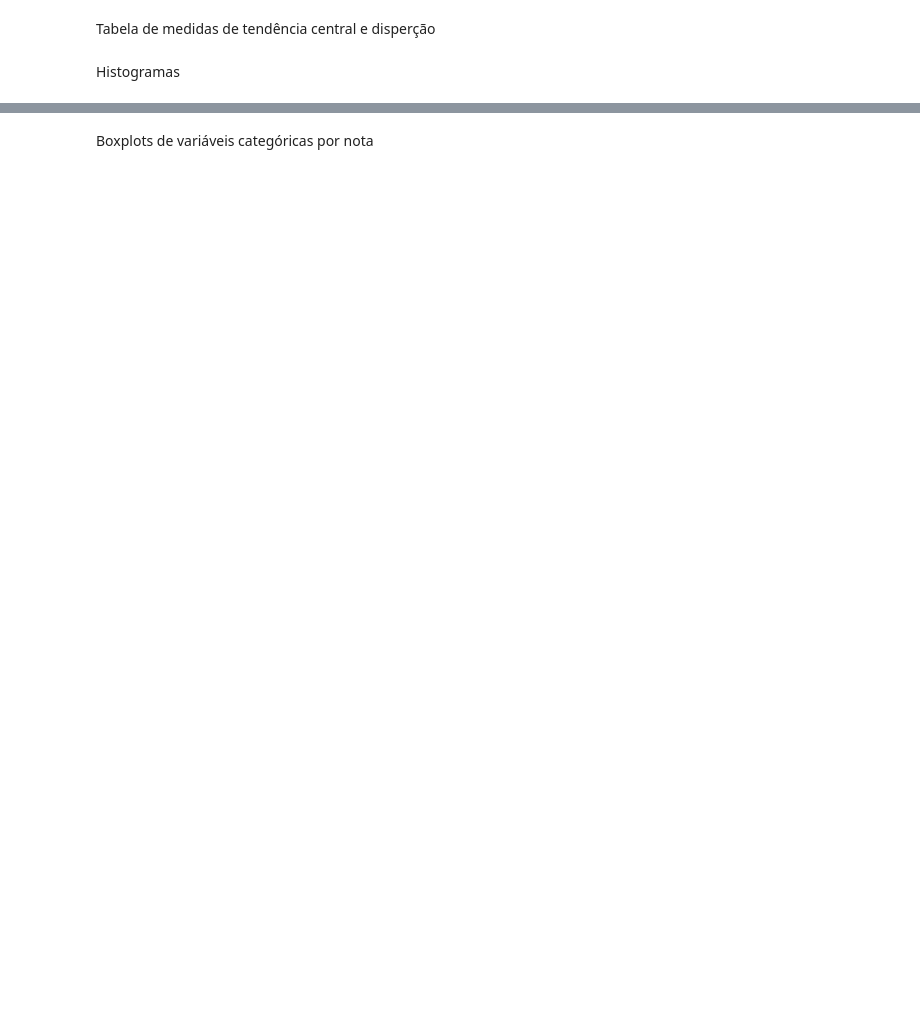
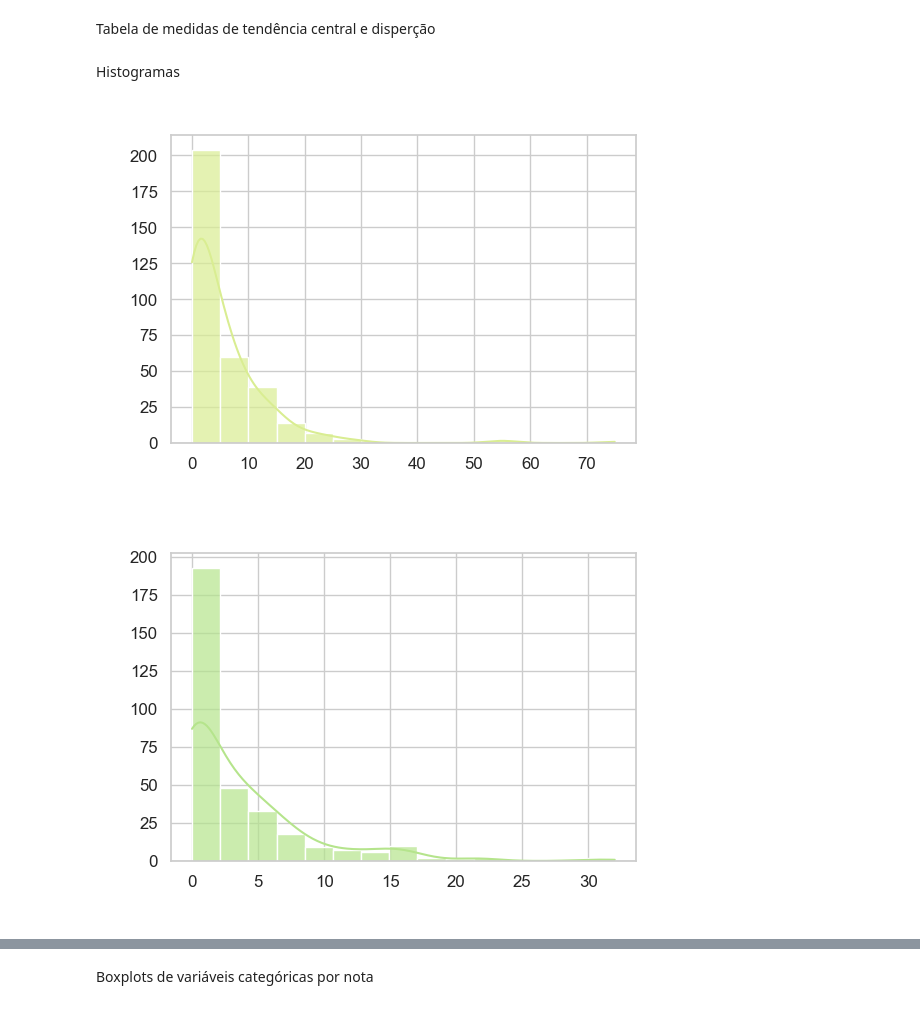
Before and after one commit to gl4a-Veloso/materiais-mqam, a Jupyter notebook: students/graphics.ipynb, the cells around one changed output, grey strips where cells are left out. Drawn from its saved outputs; the diff is of its cells as text; code cells hidden in the pictures; blank space fills up the shorter version.

```diff
--- a/students/graphics.ipynb
+++ b/students/graphics.ipynb
@@ -49,44 +63,47 @@ display(description)
 # %% [markdown]
 Histogramas
 # %%
-def plot_histogram(df:pd.DataFrame, col:str):
+# def plot_histogram(df:pd.DataFrame, col:str):
+#     plt.figure(figsize=(6,4))
+#     sns.histplot(df[col], kde=True, bins=15)
+#     plt.title(f"Histograma de {col}")
+#     plt.xlabel(col)
+#     plt.ylabel("Frequência")
+#     plt.show()
+
+# plot_histogram(df_students, "absences_mat")
+# plot_histogram(df_students, "absences_por")
+# plot_histogram(df_students, "G1_por")
+# plot_histogram(df_students, "G2_por")
+# plot_histogram(df_students, "G3_por")
+# plot_histogram(df_students, "G1_mat")
+# plot_histogram(df_students, "G2_mat")
+# plot_histogram(df_students, "G3_mat")
+
+def plot_histogram(df: pd.DataFrame, col: str, color: str):
     plt.figure(figsize=(6,4))
-    sns.histplot(df[col], kde=True, bins=15)
-    plt.title(f"Histograma de {col}")
-    plt.xlabel(col)
-    plt.ylabel("Frequência")
+    sns.histplot(df[col], kde=True, bins=15, color=color, alpha=0.7)
+    plt.title(f"Histograma de {col}", color="white")
+    plt.xlabel(col, color="white")
+    plt.ylabel("Frequência", color="white")
+    # Tornar fundo transparente
+    plt.gca().set_facecolor("none")  # Fundo do gráfico
+    plt.gcf().patch.set_alpha(0)      # Fundo da figura
+
+    # Salvar com transparência
+    plt.savefig("grafico_transparente.png", transparent=True, dpi=300)
     plt.show()
 
-plot_histogram(df_students, "absences_mat")
-plot_histogram(df_students, "absences_por")
-plot_histogram(df_students, "G1_por")
-plot_histogram(df_students, "G2_por")
-plot_histogram(df_students, "G3_por")
-plot_histogram(df_students, "G1_mat")
-plot_histogram(df_students, "G2_mat")
-plot_histogram(df_students, "G3_mat")
+# Lista das colunas
+cols = [
+    "absences_mat", "absences_por",
+    "G1_por", "G2_por", "G3_por",
+    "G1_mat", "G2_mat", "G3_mat"
+]
 
-# def plot_histogram(df: pd.DataFrame, col: str, color: str):
-#     plt.figure(figsize=(6,4))
-#     sns.histplot(df[col], kde=True, bins=15, color=color, alpha=0.7)
-#     plt.title(f"Histograma de {col}", color="white")
-#     plt.xlabel(col, color="white")
-#     plt.ylabel("Frequência", color="white")
-#     # Tornar fundo transparente
-#     plt.gca().set_facecolor("none")  # Fundo do gráfico
-#     plt.gcf().patch.set_alpha(0)      # Fundo da figura
-
-#     # Salvar com transparência
-#     plt.savefig("grafico_transparente.png", transparent=True, dpi=300)
-#     plt.show()
-
-# # Lista das colunas
-# cols = [
-#     "absences_mat", "absences_por",
-#     "G1_por", "G2_por", "G3_por",
-#     "G1_mat", "G2_mat", "G3_mat"
-# ]
-
-# # Gerar gráficos, cada um com uma cor da paleta
-# for col, color in zip(cols, custom_palette):
-#     plot_histogram(df_students, col, color)
+# Gerar gráficos, cada um com uma cor da paleta
+for col, color in zip(cols, custom_palette):
+    plot_histogram(df_students, col, color)
+# %% [output]
+[figure, added]
+[figure, added]
```
Also changed, not shown: parts of 4 cells of this notebook, 2 other files.
